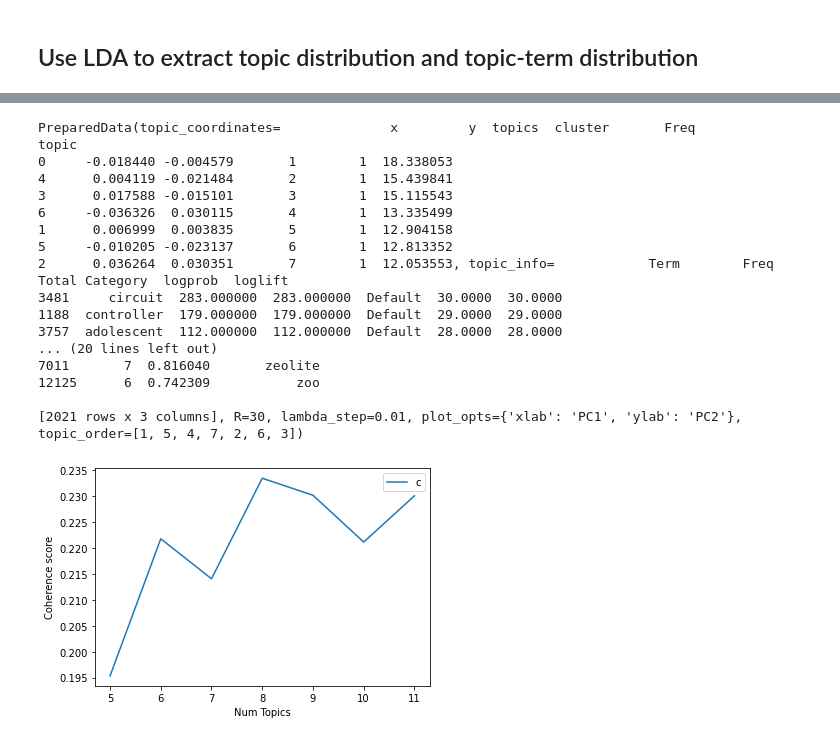
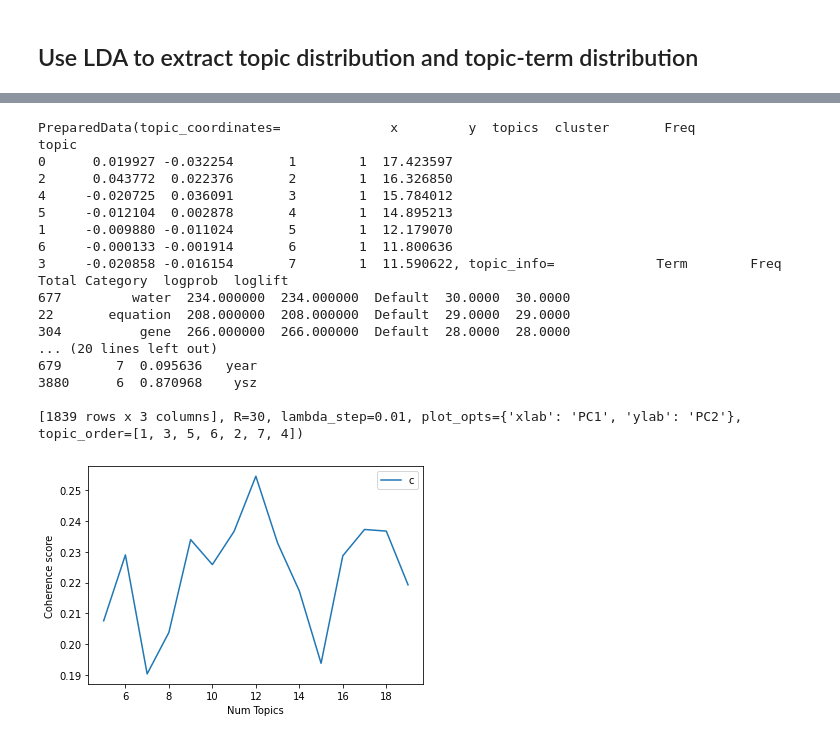
Before and after one commit to clarissaache/DocumentClassifier, a Jupyter notebook: lda.ipynb, the cells around one changed output, grey strips where cells are left out. Cells and saved outputs as stored; diff of their text form; code cells hidden in the pictures.

```diff
--- a/lda.ipynb
+++ b/lda.ipynb
@@ -82,11 +86,17 @@ text_tokenized = list(map(lambda abstract_i:nltk.word_tokenize(re.sub(r'[^A-Za-z
 len(text_tokenized)
 df_paper['n_words']=list(map(lambda x:len(x),text_tokenized))
 
-fig,axs = plt.subplots(1,2,figsize=(15,5))
+fig,axs = plt.subplots(1,3,figsize=(20,5))
 categories = df_paper.Domain.value_counts().index
 counts = df_paper.Domain.value_counts().values
 axs[0].bar(categories, counts, width=0.5)
 axs[0].set_title("Domain Frquency")
-axs[1].hist(df_paper.n_words)
-axs[1].set_title("abstract word count")
+
+categories = df_paper.area.value_counts().index
+counts = df_paper.area.value_counts().values
+axs[1].bar(categories, counts, width=0.5)
+axs[1].set_title("Area Frquency")
+
+axs[2].hist(df_paper.n_words)
+axs[2].set_title("abstract word count")
 # %% [output]
@@ -157,7 +174,8 @@ def check_frequent_words(corpus,top_n):
     plt.bar(count_df[:top_n].word,height=count_df[:top_n].freq,width=0.6,align='center')
     plt.title("most frequent words - should consider removeing them",fontsize=20)
     plt.show()
+    return count_df
 
-check_frequent_words(abstract_lemmatized,50)
+count_df =check_frequent_words(abstract_lemmatized,55)
 # %% [output]
 ['use', 'model', 'system', 'study', 'method', 'propose', 'result', 'control', 'present', 'base', 'show', 'design', 'analysis', 'high', 'cell', 'data', 'also', 'patient', 'effect', 'increase', 'two', ' ...
@@ -165,6 +183,6 @@ check_frequent_words(abstract_lemmatized,50)
 # %%
 # remove top 50 most frequent words
-top_n = list(count_df[:45].word)
+top_n = list(count_df[:40].word)
 abstract_lemmatized_cleaned = list(map(lambda abstract: list(filter(lambda word: word not in top_n, abstract)),abstract_lemmatized))
 check_frequent_words(abstract_lemmatized_cleaned,top_n=20)
 
@@ -264,21 +304,21 @@ vis_ldamodel
 # %% [output]
 PreparedData(topic_coordinates=              x         y  topics  cluster       Freq
 topic
-0     -0.018440 -0.004579       1        1  18.338053
-4      0.004119 -0.021484       2        1  15.439841
-3      0.017588 -0.015101       3        1  15.115543
-6     -0.036326  0.030115       4        1  13.335499
-1      0.006999  0.003835       5        1  12.904158
-5     -0.010205 -0.023137       6        1  12.813352
-2      0.036264  0.030351       7        1  12.053553, topic_info=            Term        Freq       Total Category  logprob  loglift
-3481     circuit  283.000000  283.000000  Default  30.0000  30.0000
-1188  controller  179.000000  179.000000  Default  29.0000  29.0000
-3757  adolescent  112.000000  112.000000  Default  28.0000  28.0000
+0      0.019927 -0.032254       1        1  17.423597
+2      0.043772  0.022376       2        1  16.326850
+4     -0.020725  0.036091       3        1  15.784012
+5     -0.012104  0.002878       4        1  14.895213
+1     -0.009880 -0.011024       5        1  12.179070
+6     -0.000133 -0.001914       6        1  11.800636
+3     -0.020858 -0.016154       7        1  11.590622, topic_info=             Term        Freq       Total Category  logprob  loglift
+677         water  234.000000  234.000000  Default  30.0000  30.0000
+22       equation  208.000000  208.000000  Default  29.0000  29.0000
+304          gene  266.000000  266.000000  Default  28.0000  28.0000
 ... (20 lines left out)
-7011       7  0.816040       zeolite
-12125      6  0.742309           zoo
+679       7  0.095636   year
+3880      6  0.870968    ysz
 
-[2021 rows x 3 columns], R=30, lambda_step=0.01, plot_opts={'xlab': 'PC1', 'ylab': 'PC2'}, topic_order=[1, 5, 4, 7, 2, 6, 3])
+[1839 rows x 3 columns], R=30, lambda_step=0.01, plot_opts={'xlab': 'PC1', 'ylab': 'PC2'}, topic_order=[1, 3, 5, 6, 2, 7, 4])
 # %%
 def compute_coherence_values(dictionary, corpus, texts, limit, start=5, step=3):
     """
@@ -294,13 +334,13 @@ def compute_coherence_values(dictionary, corpus, texts, limit, start=5, step=3):
 
     return model_list, coherence_values
 
-model_list, coherence_values = compute_coherence_values(dictionary=word2id, corpus=corpus, texts=abstract_lemmatized_cleaned, start=5, limit=12, step=1)
+model_list, coherence_values = compute_coherence_values(dictionary=word2id, corpus=corpus, texts=abstract_lemmatized_cleaned, start=5, limit=20, step=1)
 # %%
-n = range(5, 12, 1)
+n = range(5, 20, 1)
 plt.plot(n, coherence_values)
 plt.xlabel("Num Topics")
 plt.ylabel("Coherence score")
 plt.legend(("coherence_values"), loc='best')
 plt.show()
 # %% [output]
-[figure, old version]
+[figure, new version]
```
Also changed, not shown: parts of 31 cells of this notebook, 2 other files.
